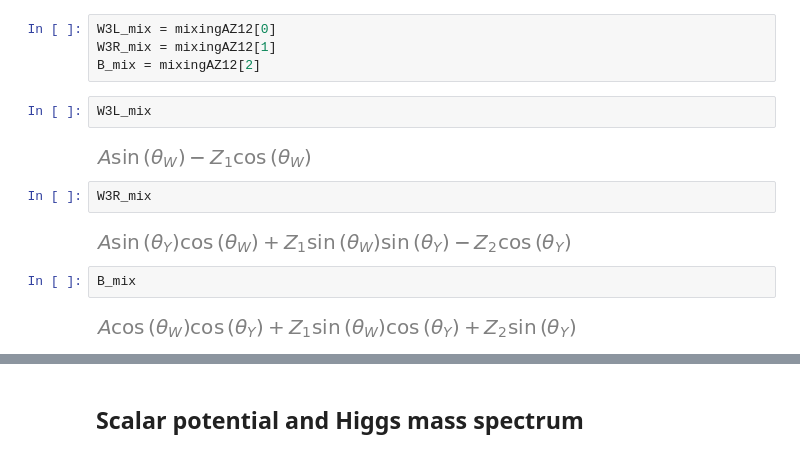
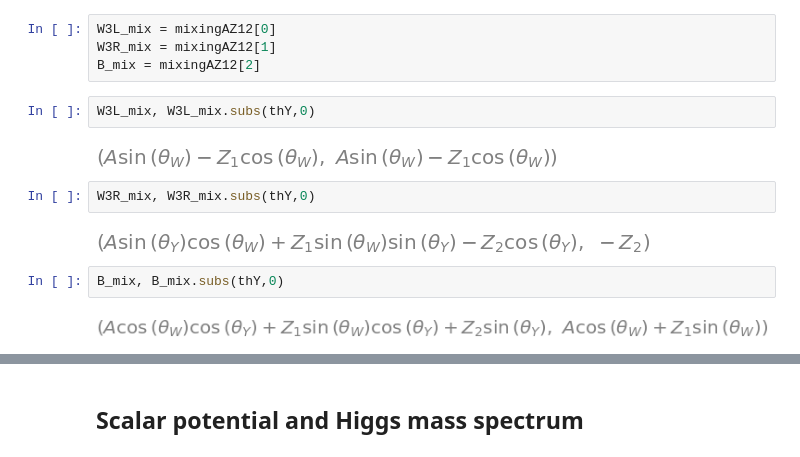
Before and after one commit to moiseszeleny/LRSM-with-Spheno, a Jupyter notebook: sympy_calculations/Lagrangian.ipynb, the cells around one changed output, grey strips where cells are left out. Drawn from its saved outputs; the diff is of its cells as text.

```diff
--- a/sympy_calculations/Lagrangian.ipynb
+++ b/sympy_calculations/Lagrangian.ipynb
@@ -495,15 +502,15 @@ $\displaystyle \left[\begin{matrix}A \sin{\left(\theta_{W} \right)} - Z_{1} \cos
 W3L_mix = mixingAZ12[0]
 W3R_mix = mixingAZ12[1]
 B_mix = mixingAZ12[2]
-# %%
-W3L_mix
-# %% [output]
-[figure, removed]
-# %%
-W3R_mix
-# %% [output]
-[figure, removed]
-# %%
-B_mix
-# %% [output]
-[figure, removed]
+# %%
+W3L_mix, W3L_mix.subs(thY,0)
+# %% [output]
+[figure, added]
+# %%
+W3R_mix, W3R_mix.subs(thY,0)
+# %% [output]
+[figure, added]
+# %%
+B_mix, B_mix.subs(thY,0)
+# %% [output]
+[figure, added]
```
Also changed, not shown: parts of 15 cells of this notebook.
